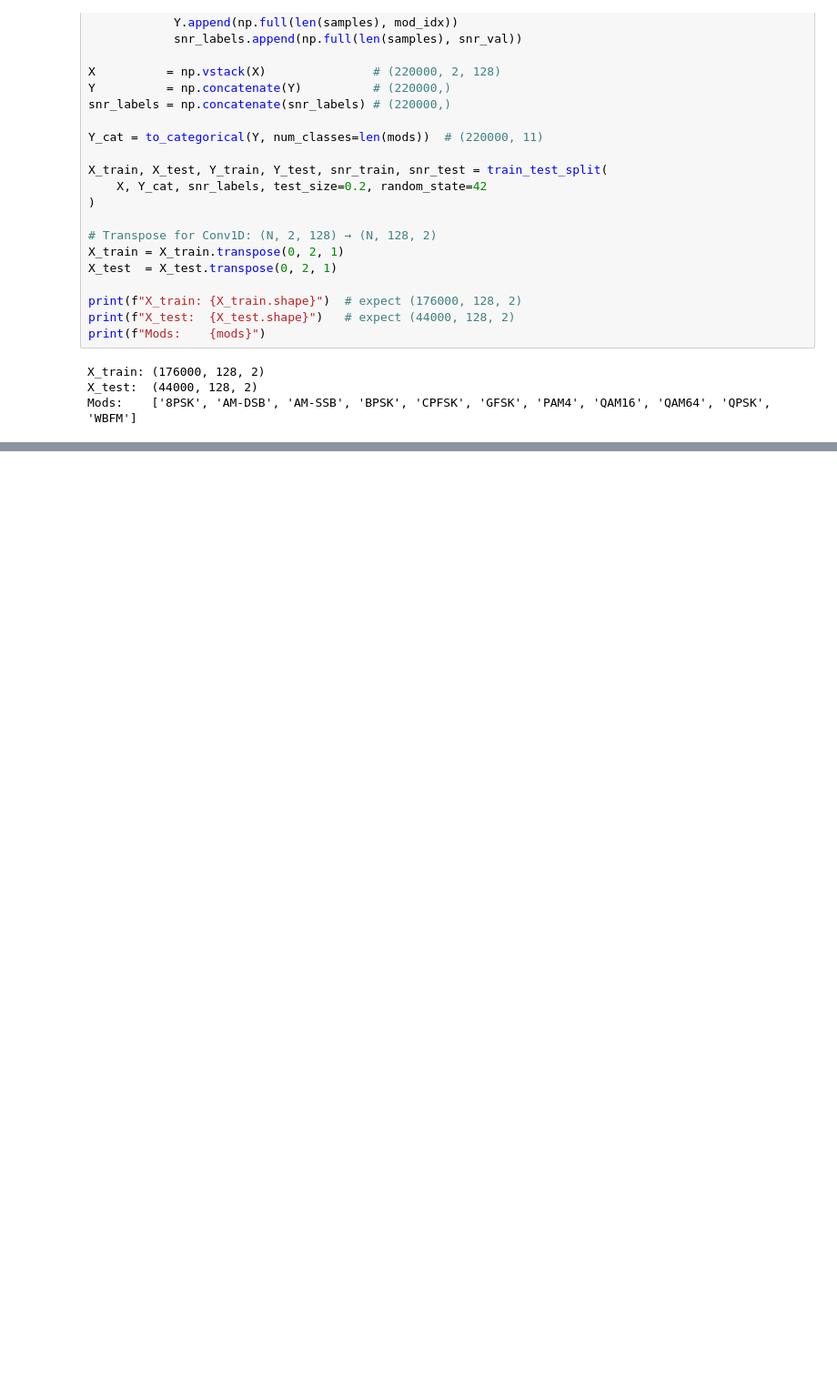
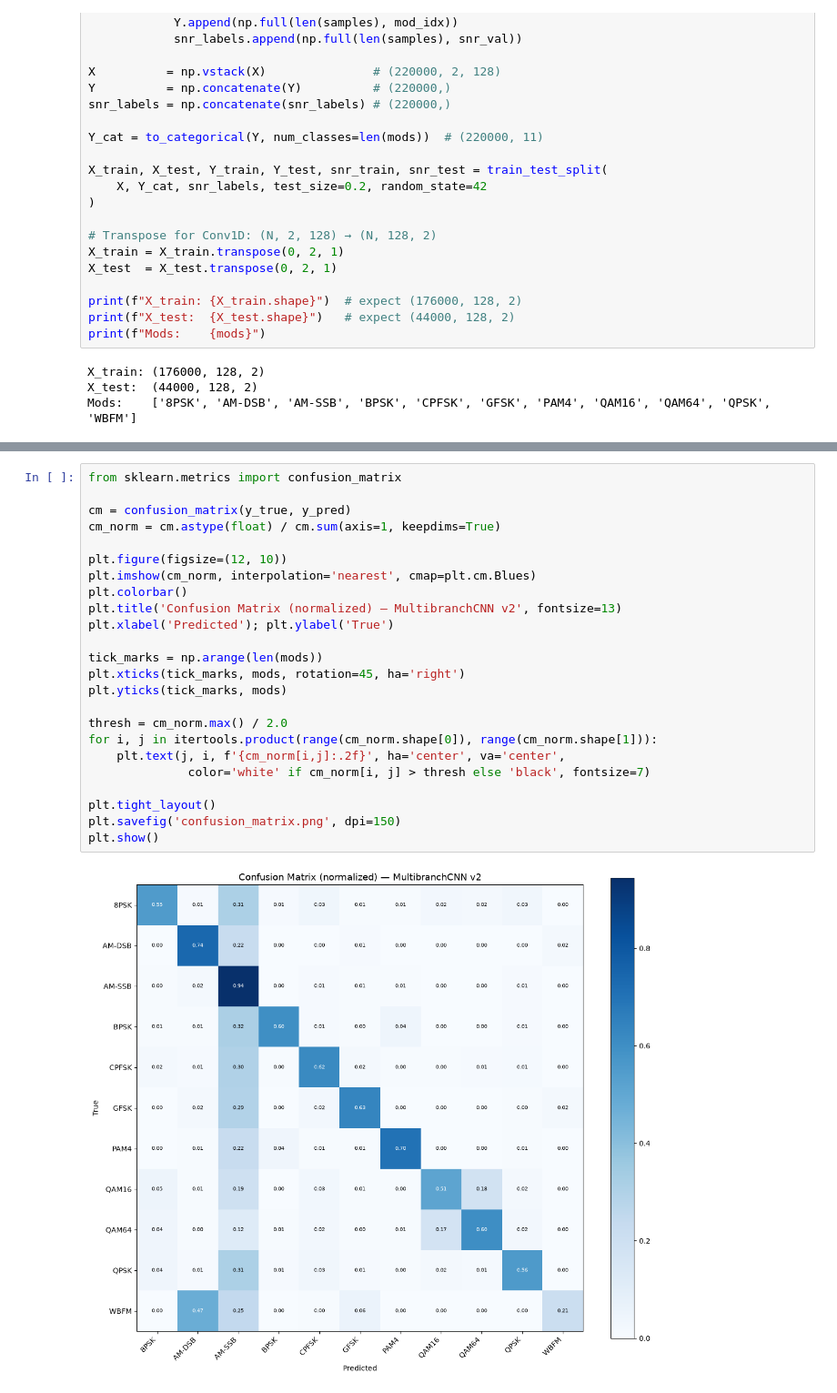
Before and after one commit to Reday1/AMC-CNN-Ensemble, a Jupyter notebook: radio_ml_ensemble.ipynb, the cells around one changed output, grey strips where cells are left out. Shown at 91% size. Drawn from its saved outputs; the diff is of its cells as text; blank space fills up the shorter version.

```diff
--- a/radio_ml_ensemble.ipynb
+++ b/radio_ml_ensemble.ipynb
@@ -232,0 +289,26 @@ plt.show()
+# %%
+from sklearn.metrics import confusion_matrix
+
+cm = confusion_matrix(y_true, y_pred)
+cm_norm = cm.astype(float) / cm.sum(axis=1, keepdims=True)
+
+plt.figure(figsize=(12, 10))
+plt.imshow(cm_norm, interpolation='nearest', cmap=plt.cm.Blues)
+plt.colorbar()
+plt.title('Confusion Matrix (normalized) — MultibranchCNN v2', fontsize=13)
+plt.xlabel('Predicted'); plt.ylabel('True')
+
+tick_marks = np.arange(len(mods))
+plt.xticks(tick_marks, mods, rotation=45, ha='right')
+plt.yticks(tick_marks, mods)
+
+thresh = cm_norm.max() / 2.0
+for i, j in itertools.product(range(cm_norm.shape[0]), range(cm_norm.shape[1])):
+    plt.text(j, i, f'{cm_norm[i,j]:.2f}', ha='center', va='center',
+              color='white' if cm_norm[i, j] > thresh else 'black', fontsize=7)
+
+plt.tight_layout()
+plt.savefig('confusion_matrix.png', dpi=150)
+plt.show()
+# %% [output]
+[figure, added]
```
Also changed, not shown: parts of 10 cells of this notebook, 7 other files.
